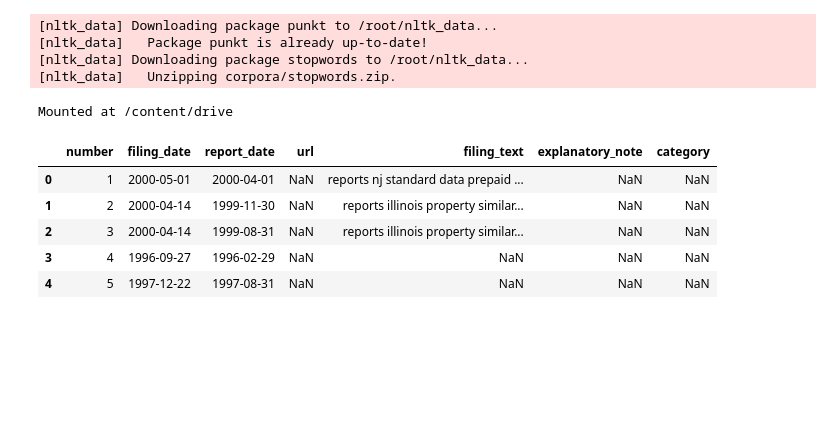
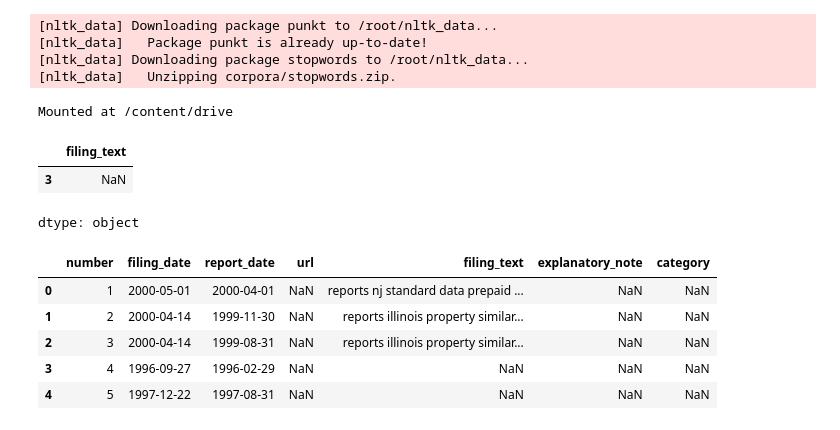
Before and after one commit to bemarina/text-clf-deep-learning, a Jupyter notebook: data_preparation.ipynb, the cells around one changed output. Drawn from its saved outputs; the diff is of its cells as text; code cells hidden in the pictures; blank space fills up the shorter version.

Commit message:
Added one line to subset the dataframe

```diff
--- a/data_preparation.ipynb
+++ b/data_preparation.ipynb
@@ -74,6 +74,12 @@ Mounted at /content/drive
 # %%
 # load csv file from Google Drive
 data = pd.read_csv('/content/drive/My Drive/MLProjects/data-another-try-v2.csv')
+# %%
+data[data['number']==4]['filing_text']
+# %% [output]
+|  | filing_text |
+| 3 | NaN |
+dtype: object
 # %%
 data.head()
 # %% [output]
```
